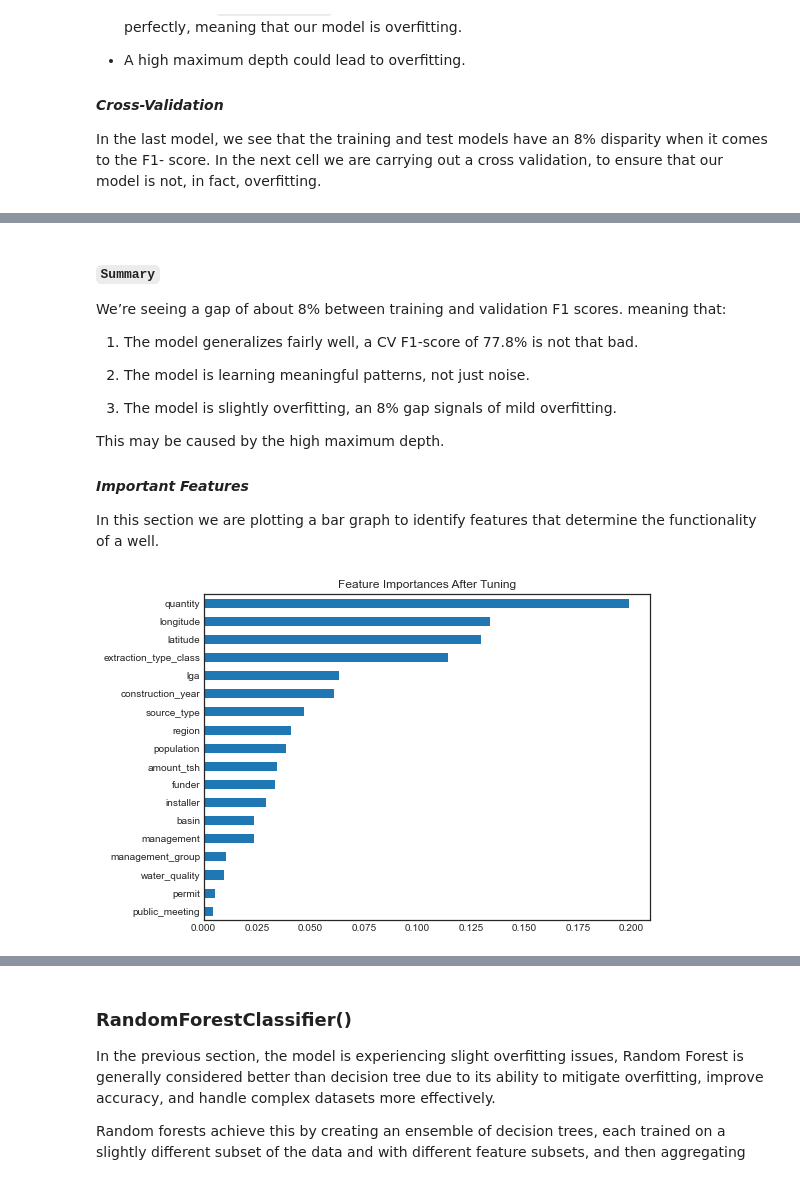
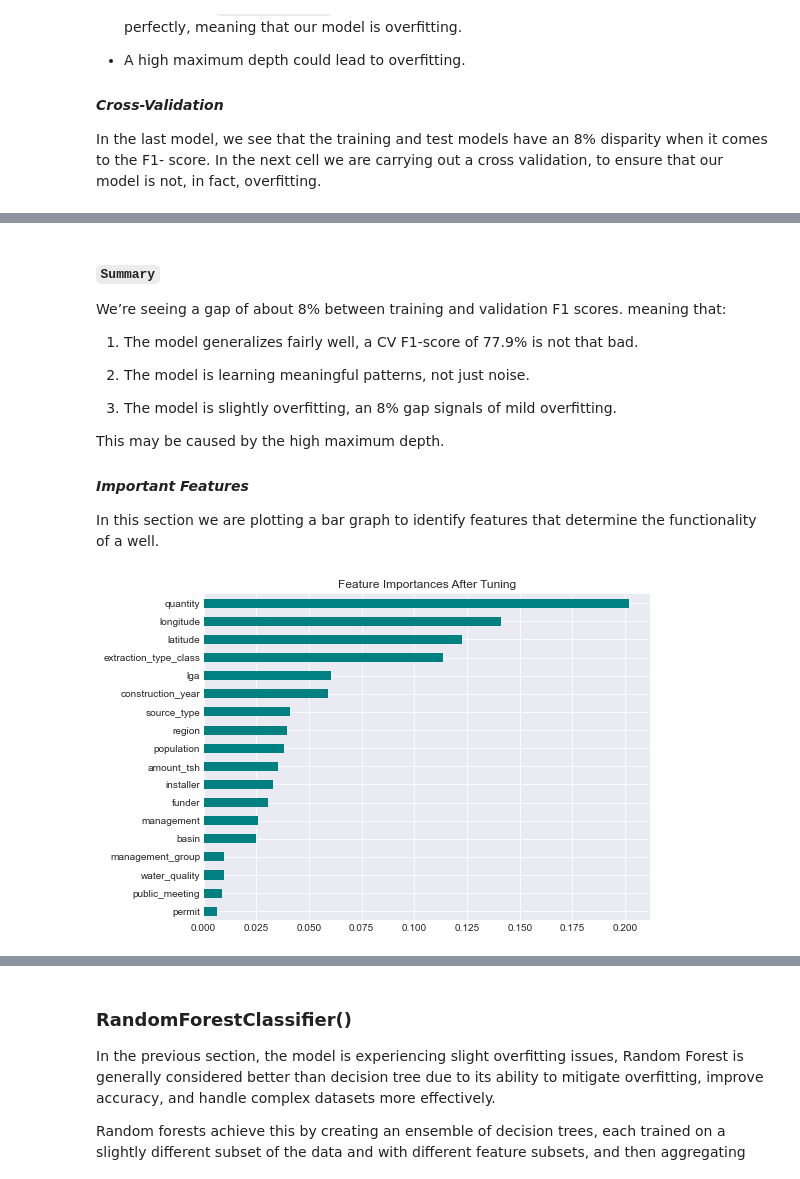
Before and after one commit to Assesa44/Tanzania-Wells-Functionality-Predictions, a Jupyter notebook: Notebooks/wells_analysis.ipynb, the cells around one changed output, grey strips where cells are left out. Cells and saved outputs as stored; diff of their text form; code cells hidden in the pictures.

```diff
--- a/Notebooks/wells_analysis.ipynb
+++ b/Notebooks/wells_analysis.ipynb
@@ -1791,6 +1826,13 @@ for col in cat_cols:
         freq_map = X_train[col].value_counts().to_dict()
         X_dt[col] = X_train[col].map(freq_map)
 
+# Put the boolean containing columns names in a list
+bool_columns = ['permit', 'public_meeting']
+
+# Loop pover the columns and turn them into integers
+for col in bool_columns:
+    X_dt[col] = X_dt[col].astype('int')
+
 # Preview
 X_dt.head()
 # %% [output]
@@ -2208,7 +2250,7 @@ Average F1: 0.7780148354362229
 ##### `Summary`
 We’re seeing a gap of about 8% between training and validation F1 scores. meaning that:
 
-1. The model generalizes fairly well, a CV F1-score of 77.8% is not that bad.
+1. The model generalizes fairly well, a CV F1-score of 77.9% is not that bad.
 
 2. The model is learning meaningful patterns, not just noise.
 
@@ -2221,14 +2263,15 @@ In this section we are plotting a bar graph to identify features that determine
 # %%
 # RandomizedSearchCV doesn't support feature importance directly, we are using a base estimator to make the connection.
 best_rf = rand_search.best_estimator_
 
 # Plot feature importances
+plt.style.use('seaborn-darkgrid')
 importances = pd.Series(best_rf.feature_importances_, index=X_dt_resampled.columns)
 importances.sort_values(ascending=True).plot(kind='barh', figsize=(8, 6), color= 'teal')
 plt.title("Feature Importances After Tuning")
 plt.show()
 # %% [output]
-[figure, old version]
+[figure, new version]
 # %% [markdown]
 - quantity, longitude, latitude, extraction type, lga and construction year are the most influencial features that determine a well's functionality.
 
```
Also changed, not shown: parts of 69 cells of this notebook.
